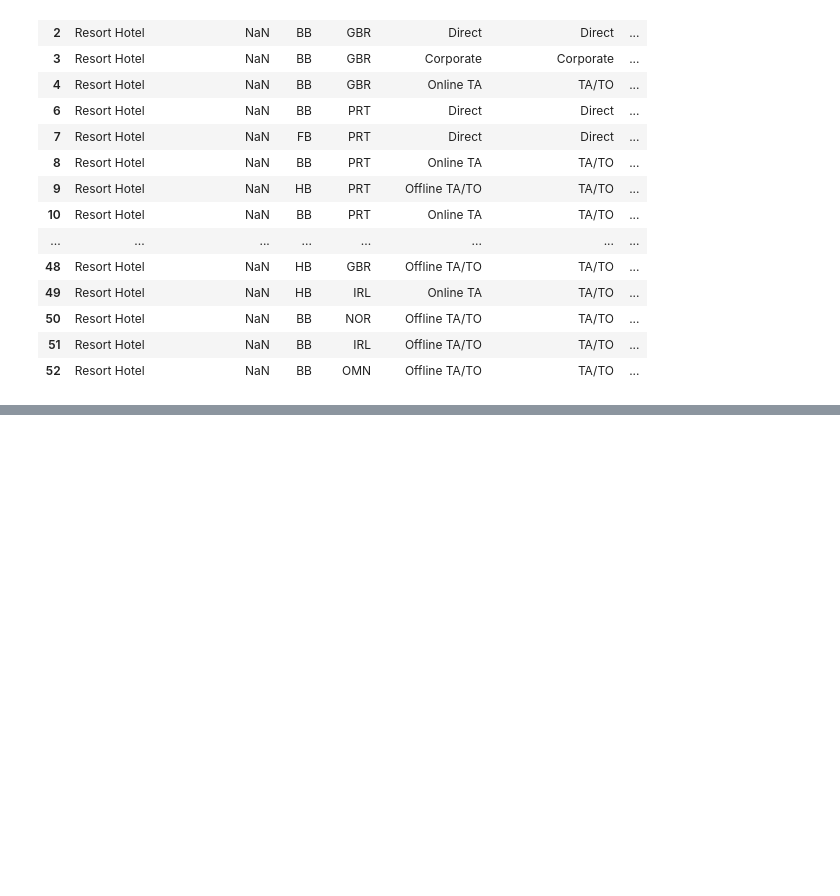
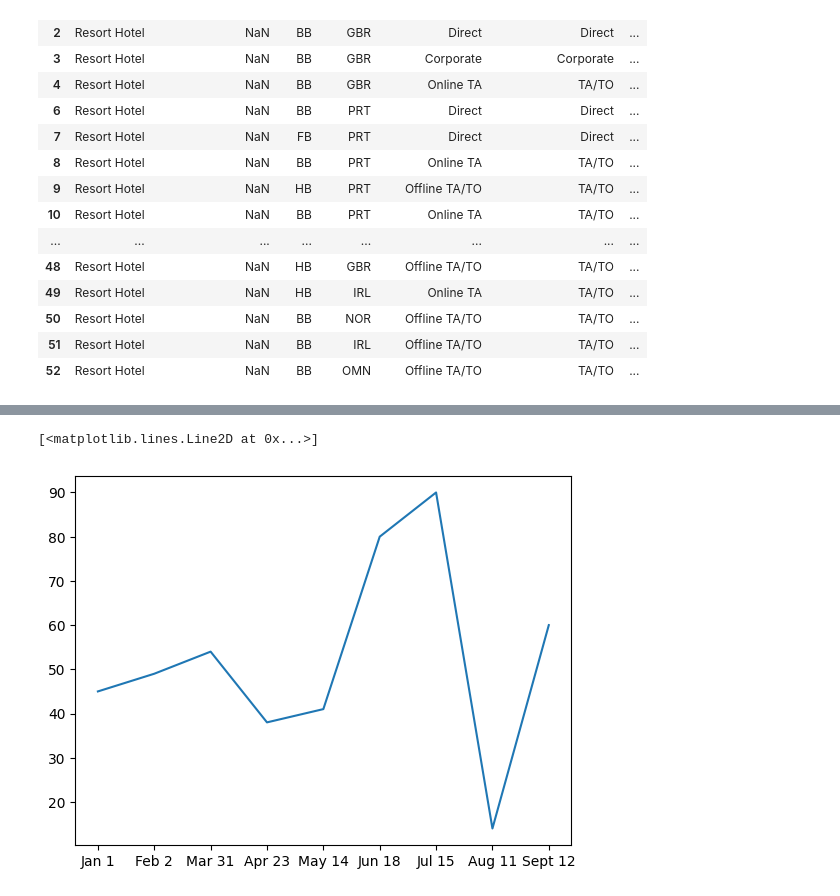
Before and after one commit to Mark4815/TestPublic, a Jupyter notebook: PluralsightCleaningData.ipynb, the cells around one changed output, grey strips where cells are left out. Saved outputs shown, nothing was run; the diff lists cells and outputs as text; code cells hidden in the pictures; blank space fills up the shorter version.

```diff
--- a/PluralsightCleaningData.ipynb
+++ b/PluralsightCleaningData.ipynb
@@ -269,0 +290,9 @@ cat_df.head(50)
+# %%
+%matplotlib inline
+
+y = [45,49,54,38,41,80,90,14,60]
+x = ['Jan 1', 'Feb 2', 'Mar 31', 'Apr 23', 'May 14', 'Jun 18', 'Jul 15', 'Aug 11', 'Sept 12']
+plt.plot(x,y)
+# %% [output]
+[<matplotlib.lines.Line2D at 0x...>]
+[figure, added]
```
Also changed, not shown: parts of 10 cells of this notebook.
